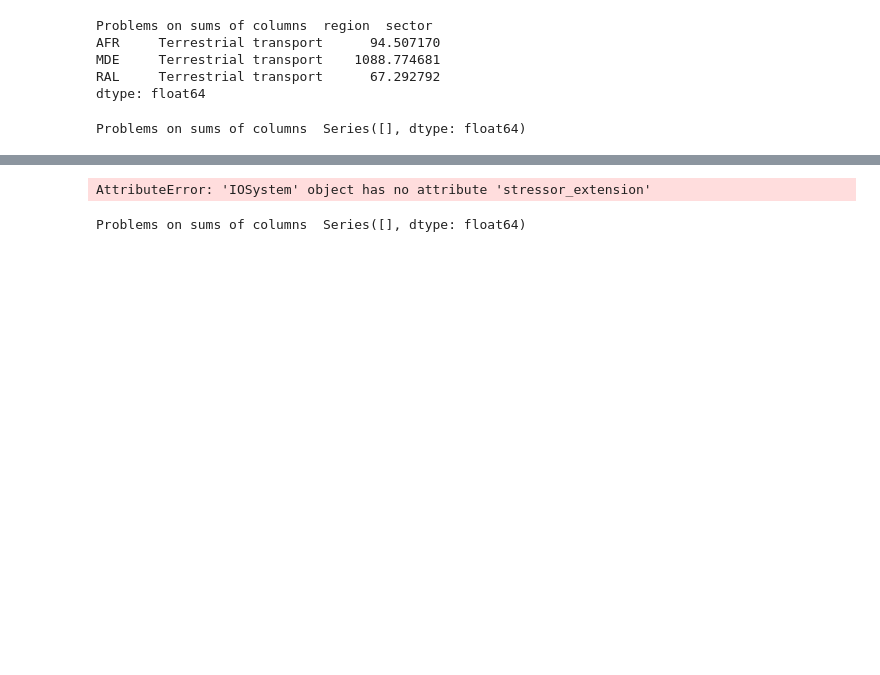
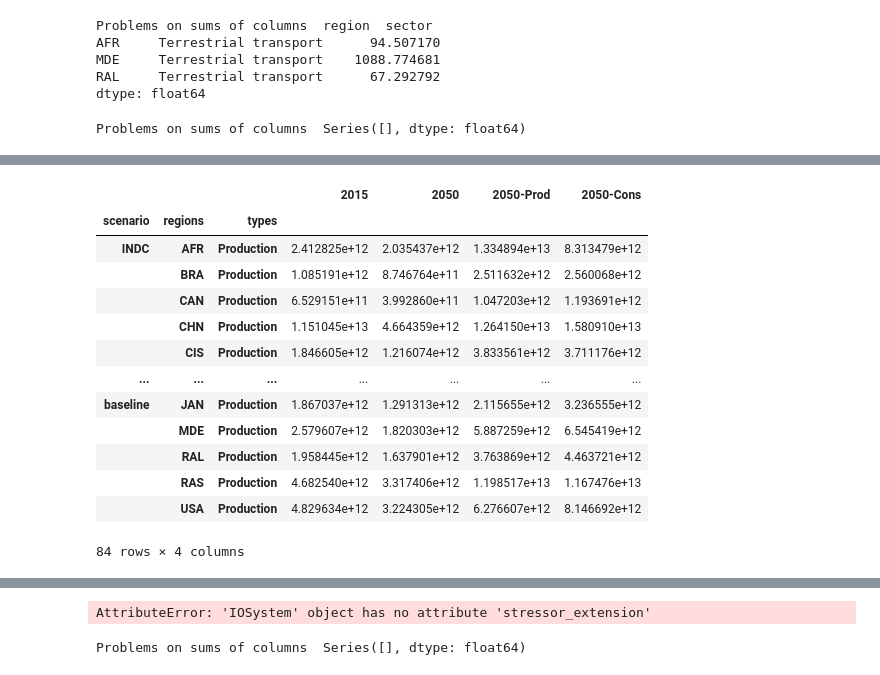
Before and after one commit to Maestrofinn/MatMat-Trade, a Jupyter notebook: IMACLIM_explo.ipynb, the cells around one changed output, grey strips where cells are left out. Cells and saved outputs as stored; diff of their text form; code cells hidden in the pictures; blank space fills up the shorter version.

```diff
--- a/IMACLIM_explo.ipynb
+++ b/IMACLIM_explo.ipynb
@@ -182,0 +119,17 @@ model.iot.stressor_extension.F_Y
+# %%
+Emissions.loc[(slice(None),slice(None),"Production")]
+# %% [output]
+|  |  |  | 2015 | 2050 | 2050-Prod | 2050-Cons |
+| scenario | regions | types |  |  |  |  |
+| INDC | AFR | Production | 2.412825e+12 | 2.035437e+12 | 1.334894e+13 | 8.313479e+12 |
+|  | BRA | Production | 1.085191e+12 | 8.746764e+11 | 2.511632e+12 | 2.560068e+12 |
+|  | CAN | Production | 6.529151e+11 | 3.992860e+11 | 1.047203e+12 | 1.193691e+12 |
+|  | CHN | Production | 1.151045e+13 | 4.664359e+12 | 1.264150e+13 | 1.580910e+13 |
+|  | CIS | Production | 1.846605e+12 | 1.216074e+12 | 3.833561e+12 | 3.711176e+12 |
+| ... | ... | ... | ... | ... | ... | ... |
+| baseline | JAN | Production | 1.867037e+12 | 1.291313e+12 | 2.115655e+12 | 3.236555e+12 |
+|  | MDE | Production | 2.579607e+12 | 1.820303e+12 | 5.887259e+12 | 6.545419e+12 |
+|  | RAL | Production | 1.958445e+12 | 1.637901e+12 | 3.763869e+12 | 4.463721e+12 |
+|  | RAS | Production | 4.682540e+12 | 3.317406e+12 | 1.198517e+13 | 1.167476e+13 |
+|  | USA | Production | 4.829634e+12 | 3.224305e+12 | 6.276607e+12 | 8.146692e+12 |
+84 rows × 4 columns
```
Also changed, not shown: parts of 10 cells of this notebook, 1 other file.
